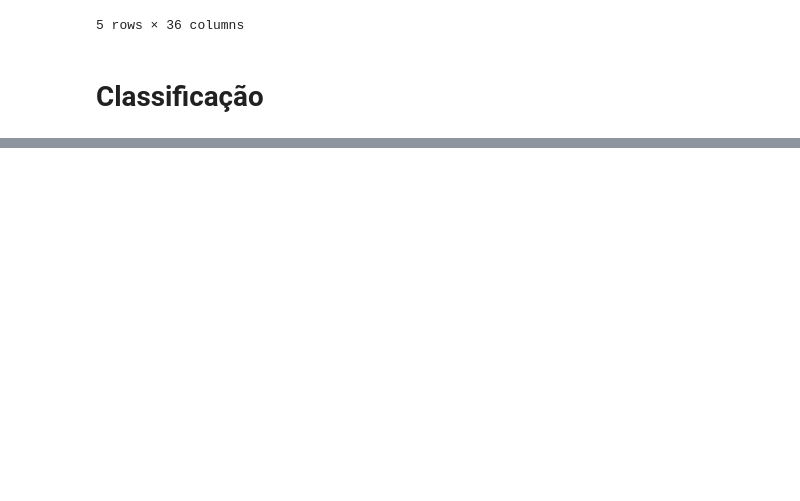
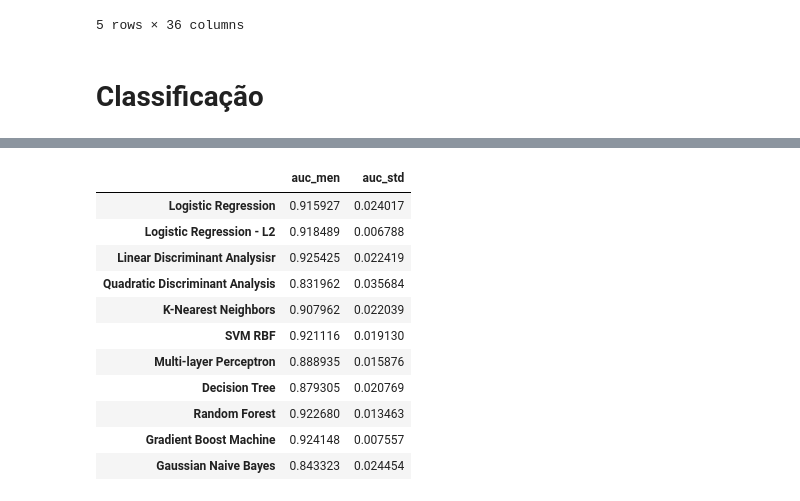
Before and after one commit to JorgeSantos18/MO432, a Jupyter notebook: Tarefa_4.ipynb, the cells around one changed output, grey strips where cells are left out. Cells and saved outputs as stored; diff of their text form; code cells hidden in the pictures; blank space fills up the shorter version.

Commit message:
Added nested-CV

```diff
--- a/Tarefa_4.ipynb
+++ b/Tarefa_4.ipynb
@@ -267,0 +226,36 @@ with open('test_model_claffifiers_absolute_change_sizes.txt', 'w') as f:
+# %%
+from sklearn.model_selection import train_test_split
+from sklearn.metrics import roc_auc_score
+from numpy import mean
+from numpy import std
+
+def nested_cross_val_random(model,parameters,X_data, y_data):
+    auc_list = []
+    for i in range(5):
+        # Create test and train sets
+        X_train,X_test,y_train,y_test=train_test_split(X_data, y_data, test_size=0.3)
+
+        inner_cv = StratifiedKFold(n_splits=3)
+
+        rnd_search = RandomizedSearchCV(estimator=model(), param_distributions=parameters, cv=inner_cv,scoring='roc_auc', refit=True)
+        result = rnd_search.fit(X_train, y_train)
+        # get the best performing model fit on the whole training set
+        best_model = result.best_estimator_
+        auc = roc_auc_score(y_test,best_model.predict_proba(X_test)[:, 1])
+        auc_list.append(auc)
+
+    return mean(auc_list), std(auc_list)
+
+
+for classifier in test_model.keys():
+    auc_mean,auc_std = nested_cross_val_random(test_model[classifier]['regressor'],test_model[classifier]['parameters'],x_data_scaled,y_data)
+    test_model[classifier]['results']['auc_mean'] = auc_mean
+    test_model[classifier]['results']['auc_std'] = auc_std
+# %%
+cls_results_dict = {}
+
+for classifier in test_model.keys():
+    cls_results_dict[classifier] = {'auc_men':test_model[classifier]['results']['auc_mean'],
+                                    'auc_std':test_model[classifier]['results']['auc_std']}
+
+cls_results_dict
@@ -267,0 +280,16 @@ with open('test_model_claffifiers_absolute_change_sizes.txt', 'w') as f:
+# %%
+cls_table = df.from_dict(cls_results_dict, orient='index')
+cls_table
+# %% [output]
+|  | auc_men | auc_std |
+| Logistic Regression | 0.915927 | 0.024017 |
+| Logistic Regression - L2 | 0.918489 | 0.006788 |
+| Linear Discriminant Analysisr | 0.925425 | 0.022419 |
+| Quadratic Discriminant Analysis | 0.831962 | 0.035684 |
+| K-Nearest Neighbors | 0.907962 | 0.022039 |
+| SVM RBF | 0.921116 | 0.019130 |
+| Multi-layer Perceptron | 0.888935 | 0.015876 |
+| Decision Tree | 0.879305 | 0.020769 |
+| Random Forest | 0.922680 | 0.013463 |
+| Gradient Boost Machine | 0.924148 | 0.007557 |
+| Gaussian Naive Bayes | 0.843323 | 0.024454 |
```
Also changed, not shown: parts of 6 cells of this notebook.
